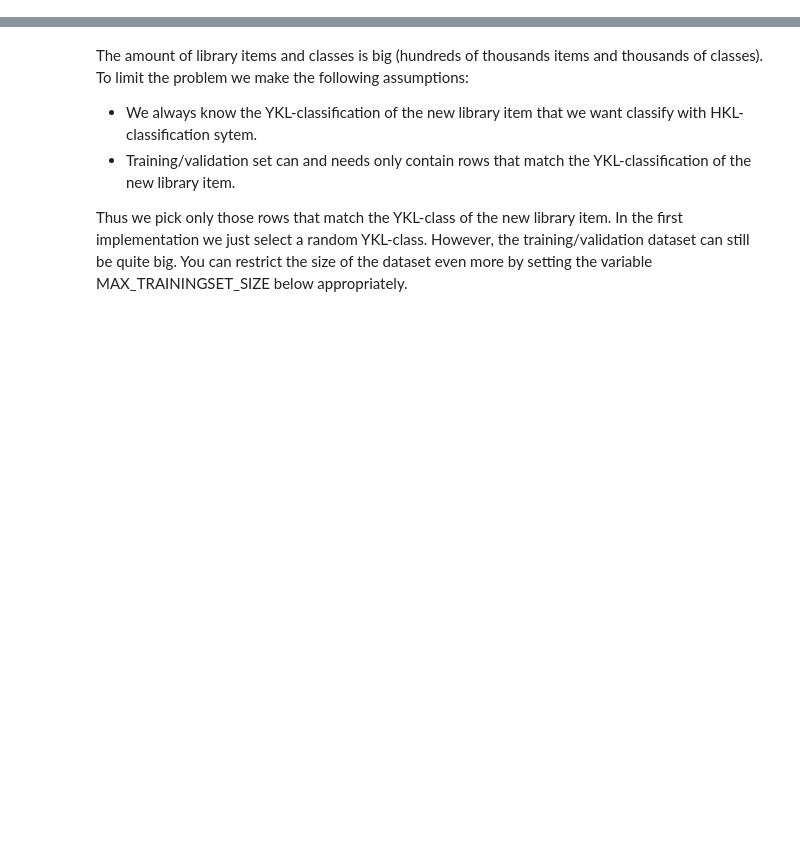
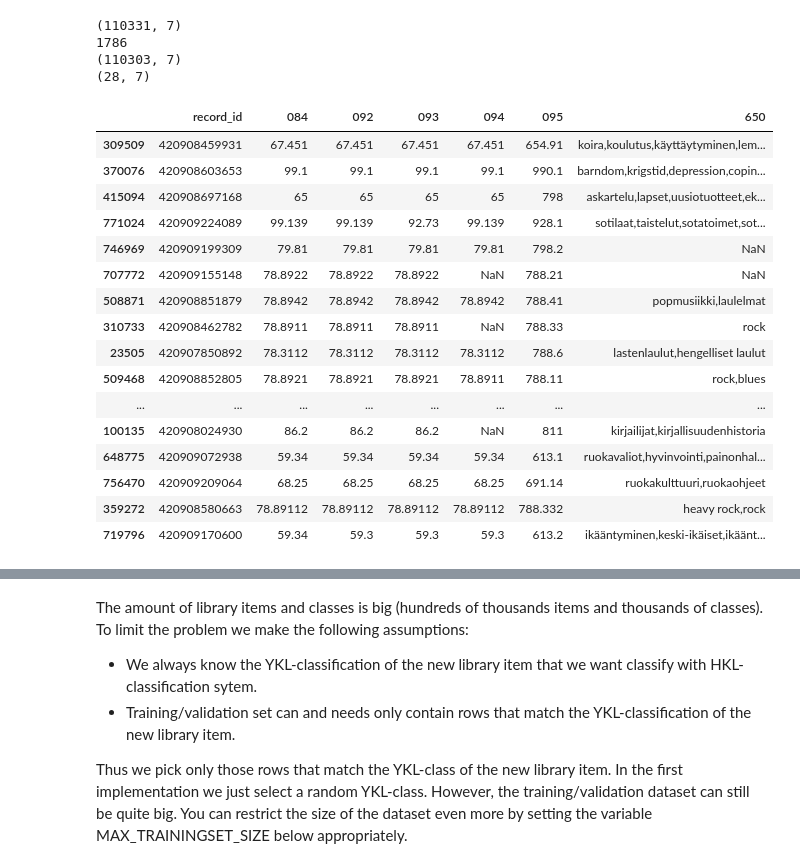
Before and after one commit to City-of-Helsinki/ml_hki_library_classifier, a Jupyter notebook: 00_data.ipynb, the cells around one changed output, grey strips where cells are left out. Cells and saved outputs as stored; diff of their text form; code cells hidden in the pictures; blank space fills up the shorter version.

Commit message:
great input file from all hkl-classes

```diff
--- a/00_data.ipynb
+++ b/00_data.ipynb
@@ -410,7 +415,8 @@ df2 = df1[:]
 df2 = df2[df2["084"].astype(bool)]
 
 # Filter again null values
-df2 = df2[((df2["084"].notnull()) & (df2["095"].notnull()))]
+# df2 = df2[((df2["084"].notnull()) & (df2["095"].notnull()))]
+df2 = df2[df2["095"].notnull()]
 
 # Write dataframe to csv-file
 df2.to_csv("data_output.csv")
@@ -532,0 +474,74 @@ input_classes_df.head(20)
+# %%
+#
+# Build a small example input file: this can be used for testing and as an example for end users.
+# Drop the rows from training dataset and use them as example input file.
+# You can vary the size of input by MIN_TRAINING_SET (setting this bigger reduces the size of example input file)
+# or by MAX_INPUT_SIZE (sets the maximum limit for example input file)
+#
+
+MIN_TRAINING_SET = (
+    100  # take to example input file only rows that match a decent training set
+)
+MAX_INPUT_SIZE = 2000  # Dont make a bigeer example input file than this
+input_classes_df = pd.DataFrame()
+all_hkl_classes = df2["095"].unique()
+
+print(df2.shape)
+print(len(all_hkl_classes))
+
+# LOOP THROUGH ALL HKL CLASSES
+for hkl_class_str in all_hkl_classes:
+    # print(str(i) + ": " + hkl_class_str)
+
+    # stop if example input file already large enough
+    if len(input_classes_df) >= MAX_INPUT_SIZE:
+        break
+
+    # take only those rows that have at least one feature class and a label class
+    matching_rows = df2.loc[
+        (
+            df2["084"].notnull()
+            | df2["093"].notnull()
+            | df2["092"].notnull()
+            | df2["094"].notnull()
+        )
+        & (df2["095"] == hkl_class_str)
+    ]
+    matching_rows = df2.loc[df2["093"].notnull() & (df2["095"] == hkl_class_str)]
+
+    # skip if not enough training material for this row
+    if len(matching_rows) < MIN_TRAINING_SET:
+        continue
+
+    # insert selected row into exampe file and drop it from training set
+    row = matching_rows.sample(1)
+    record_id = row.iloc[0]["record_id"]
+    input_classes_df = input_classes_df.append(row)
+    df2 = df2.drop(df2.index[df2["record_id"] == record_id])
+
+# print results
+print(df2.shape)
+print(input_classes_df.shape)
+display(input_classes_df.head(20))
+# %% [output]
+(110331, 7)
+1786
+(110303, 7)
+(28, 7)
+|  | record_id | 084 | 092 | 093 | 094 | 095 | 650 |
+| 309509 | 420908459931 | 67.451 | 67.451 | 67.451 | 67.451 | 654.91 | koira,koulutus,käyttäytyminen,lem... |
+| 370076 | 420908603653 | 99.1 | 99.1 | 99.1 | 99.1 | 990.1 | barndom,krigstid,depression,copin... |
+| 415094 | 420908697168 | 65 | 65 | 65 | 65 | 798 | askartelu,lapset,uusiotuotteet,ek... |
+| 771024 | 420909224089 | 99.139 | 99.139 | 92.73 | 99.139 | 928.1 | sotilaat,taistelut,sotatoimet,sot... |
+| 746969 | 420909199309 | 79.81 | 79.81 | 79.81 | 79.81 | 798.2 | NaN |
+| 707772 | 420909155148 | 78.8922 | 78.8922 | 78.8922 | NaN | 788.21 | NaN |
+| 508871 | 420908851879 | 78.8942 | 78.8942 | 78.8942 | 78.8942 | 788.41 | popmusiikki,laulelmat |
+| 310733 | 420908462782 | 78.8911 | 78.8911 | 78.8911 | NaN | 788.33 | rock |
+| 23505 | 420907850892 | 78.3112 | 78.3112 | 78.3112 | 78.3112 | 788.6 | lastenlaulut,hengelliset laulut |
+| 509468 | 420908852805 | 78.8921 | 78.8921 | 78.8921 | 78.8911 | 788.11 | rock,blues |
+| ... | ... | ... | ... | ... | ... | ... | ... |
+| 100135 | 420908024930 | 86.2 | 86.2 | 86.2 | NaN | 811 | kirjailijat,kirjallisuudenhistoria |
+| 648775 | 420909072938 | 59.34 | 59.34 | 59.34 | 59.34 | 613.1 | ruokavaliot,hyvinvointi,painonhal... |
+| 756470 | 420909209064 | 68.25 | 68.25 | 68.25 | 68.25 | 691.14 | ruokakulttuuri,ruokaohjeet |
+| 359272 | 420908580663 | 78.89112 | 78.89112 | 78.89112 | 78.89112 | 788.332 | heavy rock,rock |
+| 719796 | 420909170600 | 59.34 | 59.3 | 59.3 | 59.3 | 613.2 | ikääntyminen,keski-ikäiset,ikäänt... |
```
Also changed, not shown: parts of 8 cells of this notebook.
